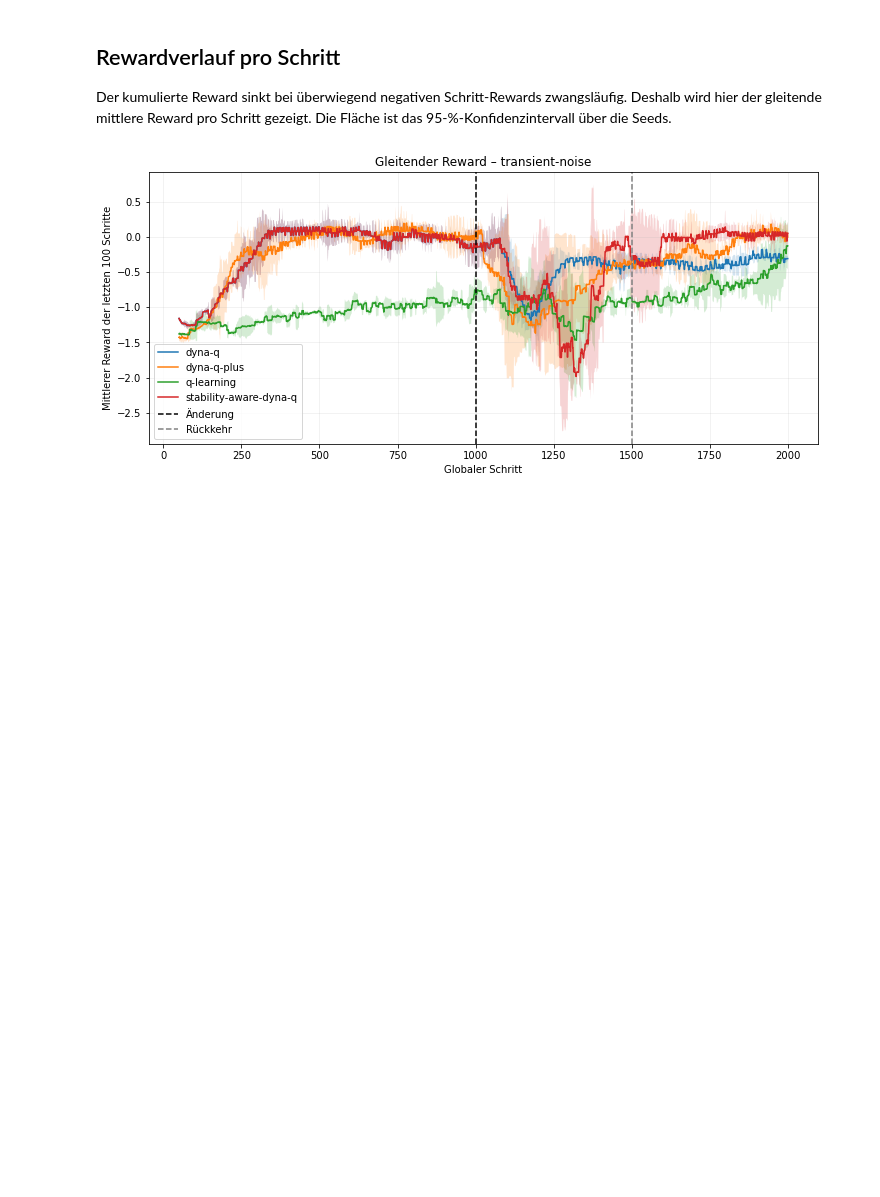
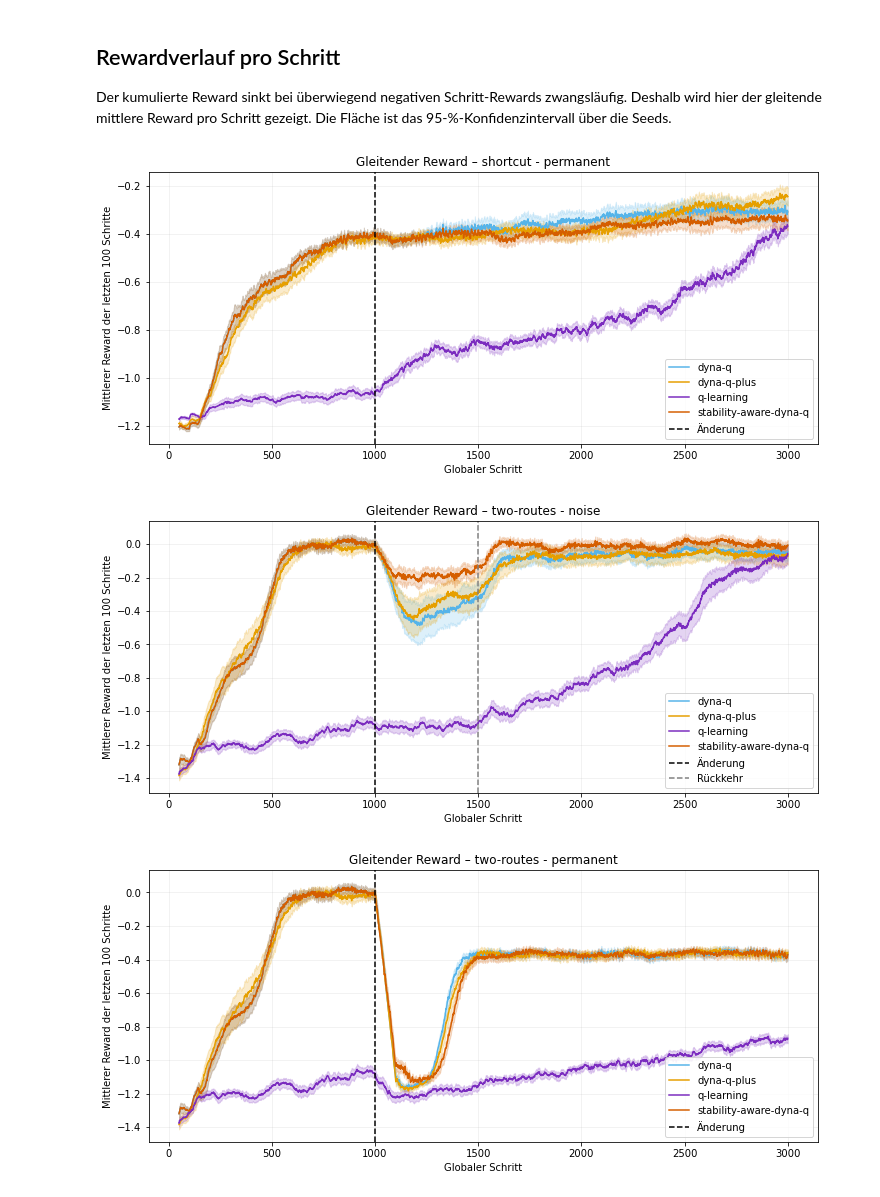
Before and after one commit to MerlinRoechert/structural-change-dyna-q, a Jupyter notebook: analysis/notebook/experiment_analysis.ipynb, the cells around one changed output. Drawn from its saved outputs; the diff is of its cells as text; code cells hidden in the pictures; blank space fills up the shorter version.

```diff
--- a/analysis/notebook/experiment_analysis.ipynb
+++ b/analysis/notebook/experiment_analysis.ipynb
@@ -45,6 +58,7 @@ with sqlite3.connect(DATABASE_PATH) as connection:
             step.*,
             run.algorithm,
             run.environment,
+            run.world_behavior,
             run.seed,
             run.change_step,
             run.change_duration
@@ -61,6 +75,7 @@ with sqlite3.connect(DATABASE_PATH) as connection:
             episode.*,
             run.algorithm,
             run.environment,
+            run.world_behavior,
             run.seed,
             run.change_step,
             run.change_duration
@@ -71,5 +86,10 @@ with sqlite3.connect(DATABASE_PATH) as connection:
         """,
         connection,
     )
+
+for frame in (runs, steps, episodes):
+    frame["scenario"] = (
+        frame["environment"] + " - " + frame["world_behavior"]
+    )
 # %% [markdown]
 ## Experimentstatus und Konfigurationen
@@ -152,12 +155,14 @@ Der kumulierte Reward sinkt bei überwiegend negativen Schritt-Rewards zwangslä
 steps = steps.sort_values(["experiment_id", "global_step"]).copy()
 steps["phase"] = np.select(
     [
+        steps["world_behavior"].eq("stationary"),
         steps["global_step"] <= steps["change_step"],
-        steps["global_step"] <= (
+        steps["world_behavior"].isin(["temporary", "noise"])
+        & (steps["global_step"] <= (
             steps["change_step"] + steps["change_duration"]
-        ),
+        )),
     ],
-    ["before_change", "during_change"],
+    ["stationary", "before_change", "during_change"],
     default="after_change",
 )
 steps["rolling_reward"] = (
@@ -171,7 +176,7 @@ steps["rolling_reward"] = (
 )
 
 step_curve = (
-    steps.groupby(["algorithm", "environment", "global_step"])[
+    steps.groupby(["algorithm", "scenario", "global_step"])[
         "rolling_reward"
     ]
     .agg(["mean", "std", "count"])
@@ -183,33 +188,50 @@ step_curve["ci"] = (
     / np.sqrt(step_curve["count"])
 )
 # %%
-for environment, environment_curve in step_curve.groupby("environment"):
+for scenario, scenario_curve in step_curve.groupby("scenario"):
     figure, axis = plt.subplots(figsize=(12, 5))
 
-    for algorithm, algorithm_curve in environment_curve.groupby("algorithm"):
+    for algorithm, algorithm_curve in scenario_curve.groupby("algorithm"):
         x = algorithm_curve["global_step"].to_numpy()
         mean = algorithm_curve["mean"].to_numpy()
         ci = algorithm_curve["ci"].to_numpy()
-        axis.plot(x, mean, label=algorithm)
-        axis.fill_between(x, mean - ci, mean + ci, alpha=0.2)
+        color = ALGORITHM_COLORS[algorithm]
+        axis.plot(x, mean, color=color, label=algorithm)
+        axis.fill_between(
+            x, mean - ci, mean + ci, color=color, alpha=0.2
+        )
 
-    environment_runs = runs.loc[
-        (runs["environment"] == environment)
+    scenario_runs = runs.loc[
+        (runs["scenario"] == scenario)
         & (runs["status"] == "done")
     ]
-    change_step = int(environment_runs["change_step"].iloc[0])
-    change_end = change_step + int(
-        environment_runs["change_duration"].iloc[0]
-    )
-    axis.axvline(change_step, color="black", linestyle="--", label="Änderung")
-    axis.axvline(change_end, color="grey", linestyle="--", label="Rückkehr")
+    change_step = scenario_runs["change_step"].iloc[0]
+    if pd.notna(change_step):
+        change_step = int(change_step)
+        change_duration = scenario_runs["change_duration"].iloc[0]
+        axis.axvline(
+            change_step,
+            color="black",
+            linestyle="--",
+            label="Änderung",
+        )
+        if pd.notna(change_duration):
+            change_end = change_step + int(change_duration)
+            axis.axvline(
+                change_end,
+                color="grey",
+                linestyle="--",
+                label="Rückkehr",
+            )
     axis.set(
-        title=f"Gleitender Reward – {environment}",
+        title=f"Gleitender Reward – {scenario}",
         xlabel="Globaler Schritt",
         ylabel=f"Mittlerer Reward der letzten {ROLLING_WINDOW} Schritte",
     )
     axis.legend()
     axis.grid(alpha=0.2)
     plt.show()
 # %% [output]
-[figure, old version]
+[figure, new version]
+[figure, added]
+[figure, added]
```
Also changed, not shown: parts of 16 cells of this notebook, 17 other files.
